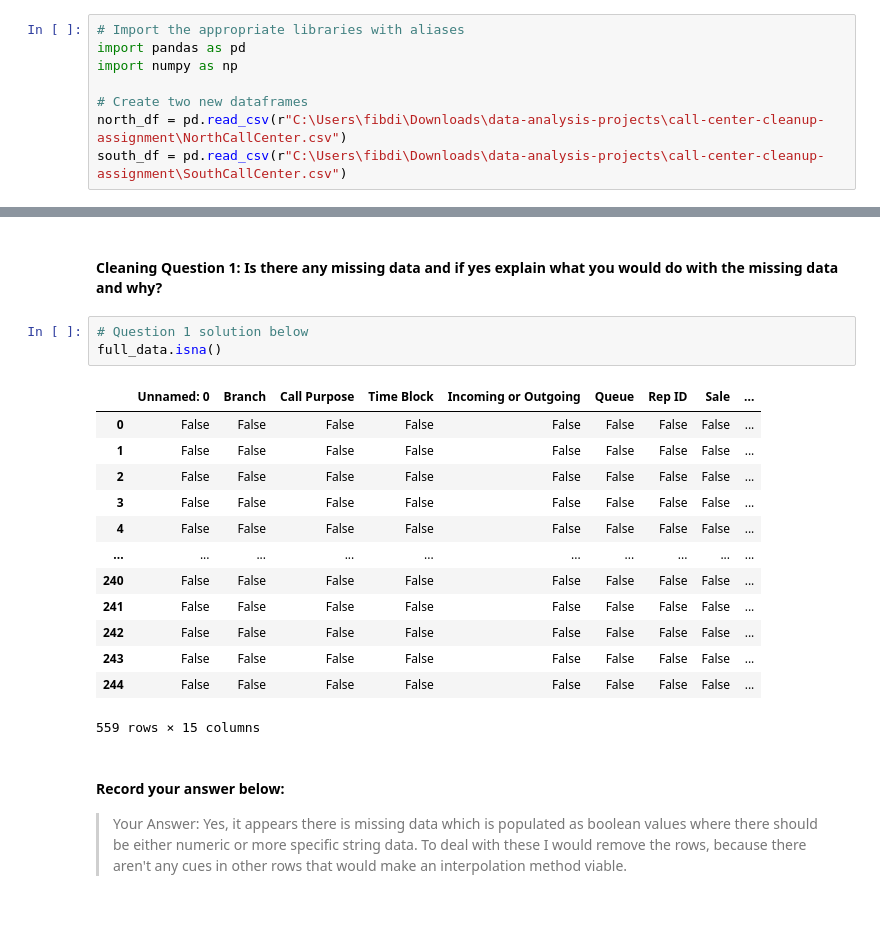
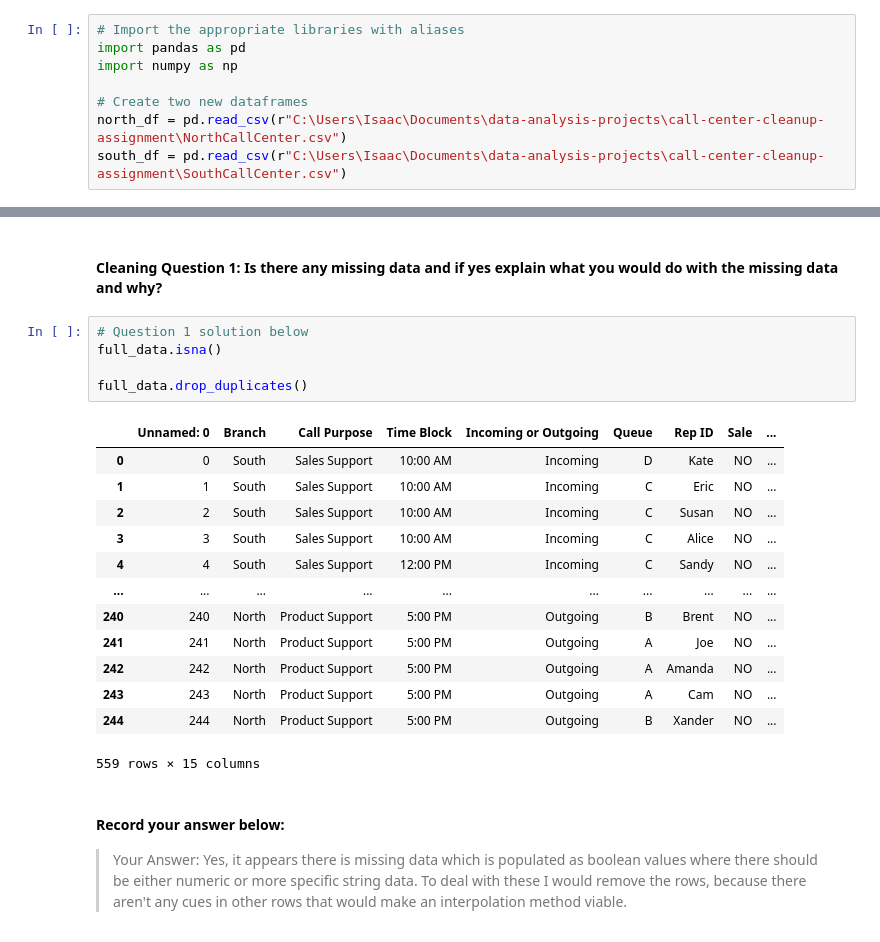
Before and after one commit to isaacevans010/call-center-cleanup-assignment, a Jupyter notebook: Call_Center_Cleanup.ipynb, the cells around one changed output, grey strips where cells are left out. Saved outputs shown, nothing was run; the diff lists cells and outputs as text.

Commit message:
almost finished with visualizations for call center

```diff
--- a/Call_Center_Cleanup.ipynb
+++ b/Call_Center_Cleanup.ipynb
@@ -35,8 +35,8 @@ import pandas as pd
 import numpy as np
 
 # Create two new dataframes
-north_df = pd.read_csv(r"C:\Users\fibdi\Downloads\data-analysis-projects\call-center-cleanup-assignment\NorthCallCenter.csv")
-south_df = pd.read_csv(r"C:\Users\fibdi\Downloads\data-analysis-projects\call-center-cleanup-assignment\SouthCallCenter.csv")
+north_df = pd.read_csv(r"C:\Users\Isaac\Documents\data-analysis-projects\call-center-cleanup-assignment\NorthCallCenter.csv")
+south_df = pd.read_csv(r"C:\Users\Isaac\Documents\data-analysis-projects\call-center-cleanup-assignment\SouthCallCenter.csv")
 # %% [markdown]
 ## Task 1: Exploratory Data Analysis
 
@@ -156,19 +156,21 @@ Now you need to clean up the datasets. When cleaning the datasets, you may find
 # %%
 # Question 1 solution below
 full_data.isna()
+
+full_data.drop_duplicates()
 # %% [output]
 |  | Unnamed: 0 | Branch | Call Purpose | Time Block | Incoming or Outgoing | Queue | Rep ID | Sale | ... |
-| 0 | False | False | False | False | False | False | False | False | ... |
-| 1 | False | False | False | False | False | False | False | False | ... |
-| 2 | False | False | False | False | False | False | False | False | ... |
-| 3 | False | False | False | False | False | False | False | False | ... |
-| 4 | False | False | False | False | False | False | False | False | ... |
+| 0 | 0 | South | Sales Support | 10:00 AM | Incoming | D | Kate | NO | ... |
+| 1 | 1 | South | Sales Support | 10:00 AM | Incoming | C | Eric | NO | ... |
+| 2 | 2 | South | Sales Support | 10:00 AM | Incoming | C | Susan | NO | ... |
+| 3 | 3 | South | Sales Support | 10:00 AM | Incoming | C | Alice | NO | ... |
+| 4 | 4 | South | Sales Support | 12:00 PM | Incoming | C | Sandy | NO | ... |
 | ... | ... | ... | ... | ... | ... | ... | ... | ... | ... |
-| 240 | False | False | False | False | False | False | False | False | ... |
-| 241 | False | False | False | False | False | False | False | False | ... |
-| 242 | False | False | False | False | False | False | False | False | ... |
-| 243 | False | False | False | False | False | False | False | False | ... |
-| 244 | False | False | False | False | False | False | False | False | ... |
+| 240 | 240 | North | Product Support | 5:00 PM | Outgoing | B | Brent | NO | ... |
+| 241 | 241 | North | Product Support | 5:00 PM | Outgoing | A | Joe | NO | ... |
+| 242 | 242 | North | Product Support | 5:00 PM | Outgoing | A | Amanda | NO | ... |
+| 243 | 243 | North | Product Support | 5:00 PM | Outgoing | A | Cam | NO | ... |
+| 244 | 244 | North | Product Support | 5:00 PM | Outgoing | B | Xander | NO | ... |
 559 rows × 15 columns
 # %% [markdown]
 #### Record your answer below:
```
Also changed, not shown: parts of 19 cells of this notebook.
